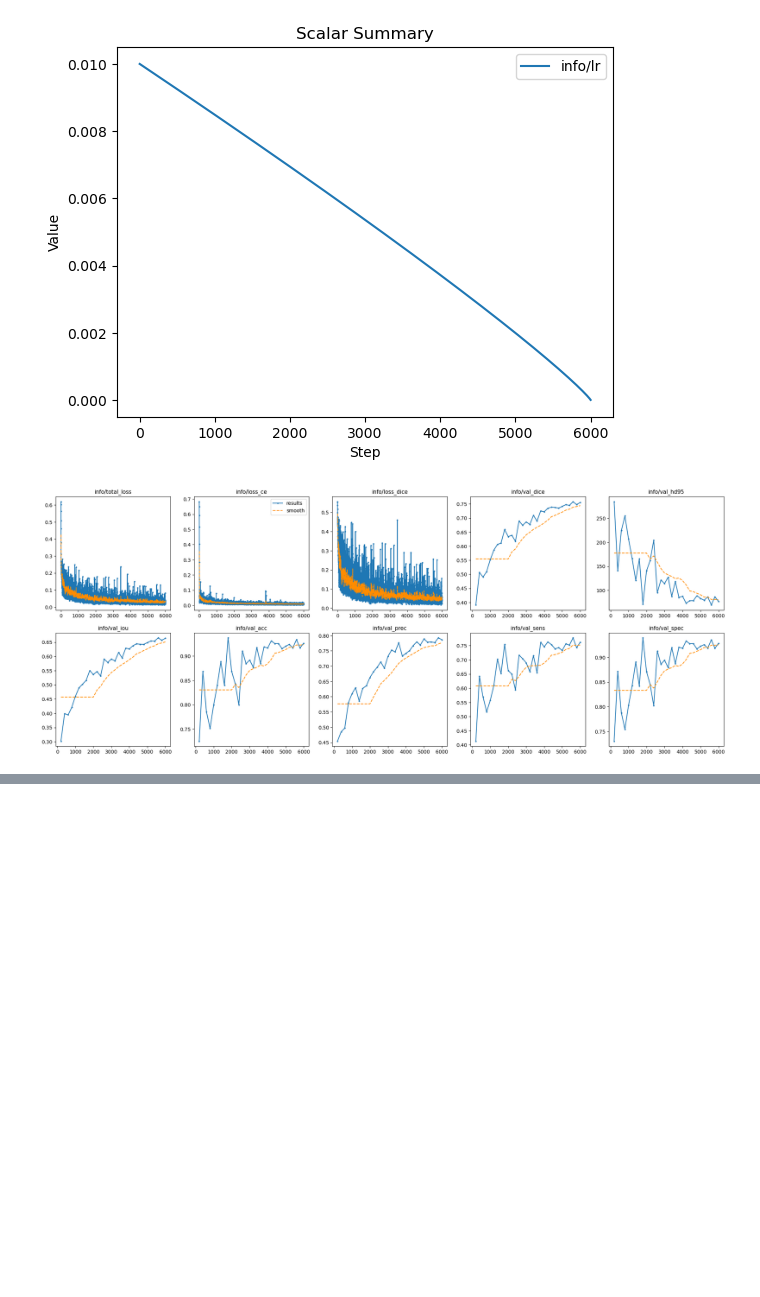
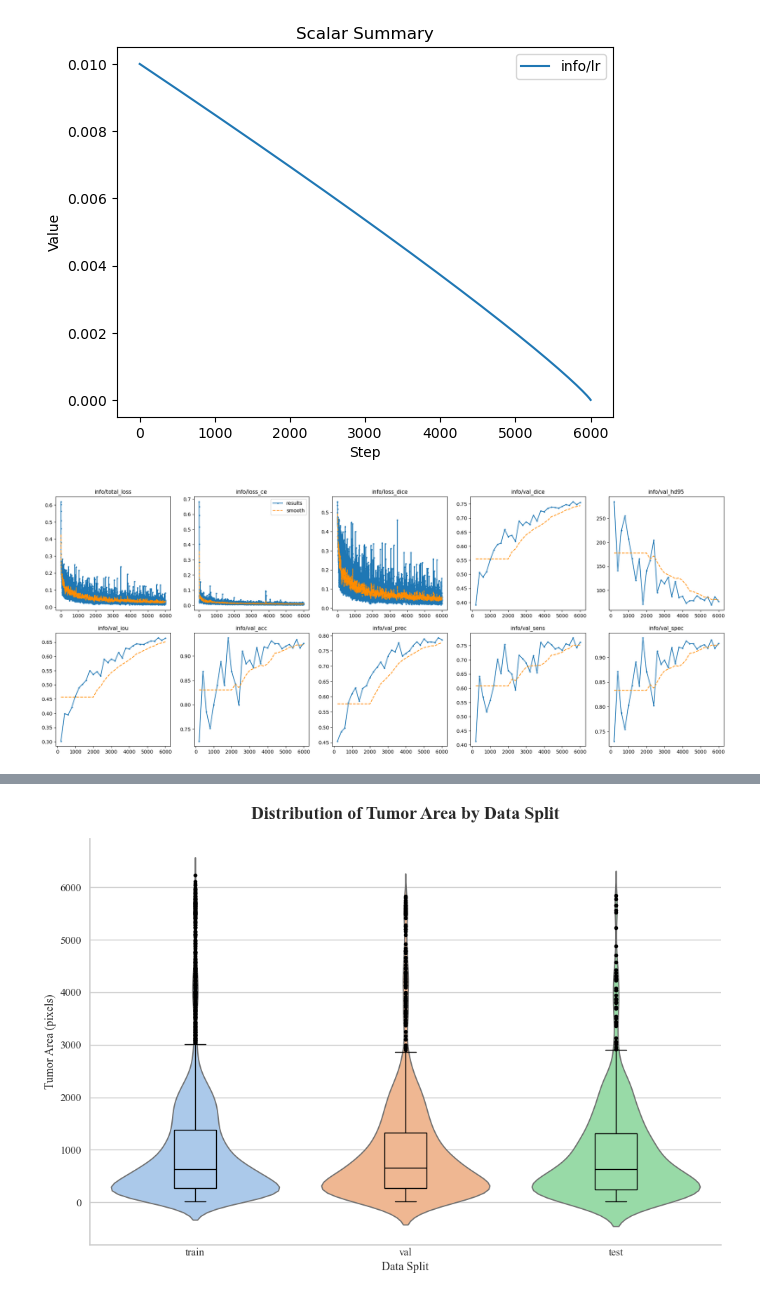
Before and after one commit to VA0211/cect_seg_unet, a Jupyter notebook: plot_log.ipynb, the cells around one changed output, grey strips where cells are left out. Drawn from its saved outputs; the diff is of its cells as text; code cells hidden in the pictures; blank space fills up the shorter version.

```diff
--- a/plot_log.ipynb
+++ b/plot_log.ipynb
@@ -117,0 +205,82 @@ plt.show()
+# %%
+import pandas as pd
+import seaborn as sns
+import matplotlib.pyplot as plt
+
+
+df = pd.read_csv(r"D:\\VA\\coding\\project\\cect\\full_dataset_tumor_areas.csv")
+
+import pandas as pd
+import seaborn as sns
+import matplotlib.pyplot as plt
+import matplotlib.font_manager as fm # Import font_manager
+
+# Define the order for the x-axis
+plot_order = ['train', 'val', 'test']
+df = df[df['split'].isin(plot_order)]
+
+sns.set_theme(style="whitegrid")
+
+try:
+    plt.rcParams['font.family'] = 'serif'
+    plt.rcParams['font.serif'] = ['Times New Roman']
+    plt.rcParams['font.size'] = 12
+except Exception as e:
+    print(f"Error setting font '{e}'. Using default serif font.")
+    plt.rcParams['font.family'] = 'serif' # Fallback to default serif
+
+
+# Create the figure and axes
+fig, ax = plt.subplots(figsize=(10, 7))
+
+# 1. Draw the Violin Plot
+sns.violinplot(
+    data=df,
+    x='split',
+    y='tumor_area_pixels',
+    order=plot_order,
+    inner=None,
+    palette='pastel',
+    ax=ax
+)
+
+# 2. Draw the Box Plot
+sns.boxplot(
+    data=df,
+    x='split',
+    y='tumor_area_pixels',
+    order=plot_order,
+    width=0.2,
+    boxprops={'facecolor': 'none', 'edgecolor': 'black'},
+    medianprops={'color': 'black'},
+    whiskerprops={'color': 'black'},
+    capprops={'color': 'black'},
+    flierprops={'marker': 'o', 'markerfacecolor': 'black', 'markeredgecolor': 'none', 'markersize': 4},
+    ax=ax
+)
+
+# --- Customize the Plot ---
+# These labels will now use the font you set
+ax.set_title('Distribution of Tumor Area by Data Split', fontsize=18, weight='bold', pad=20)
+ax.set_ylabel('Tumor Area (pixels)', fontsize=12)
+ax.set_xlabel('Data Split', fontsize=12)
+
+# Customize spines
+ax.spines['top'].set_visible(False)
+ax.spines['right'].set_visible(False)
+ax.spines['left'].set_visible(True)
+ax.spines['bottom'].set_visible(True)
+
+# Clean up tick parameters
+ax.tick_params(axis='x', length=0)
+ax.tick_params(axis='y', length=5)
+
+plt.tight_layout()
+
+plt.show()
+
+# --- Font Troubleshooting ---
+print("\n--- Font Check ---")
+print(f"Current font family set: {plt.rcParams['font.family']}")
+print(f"Current serif font set: {plt.rcParams['font.serif']}")
+# %% [output]
@@ -117,0 +290 @@ plt.show()
+[figure, added]
```
Also changed, not shown: parts of 2 cells of this notebook, 5 other files.
